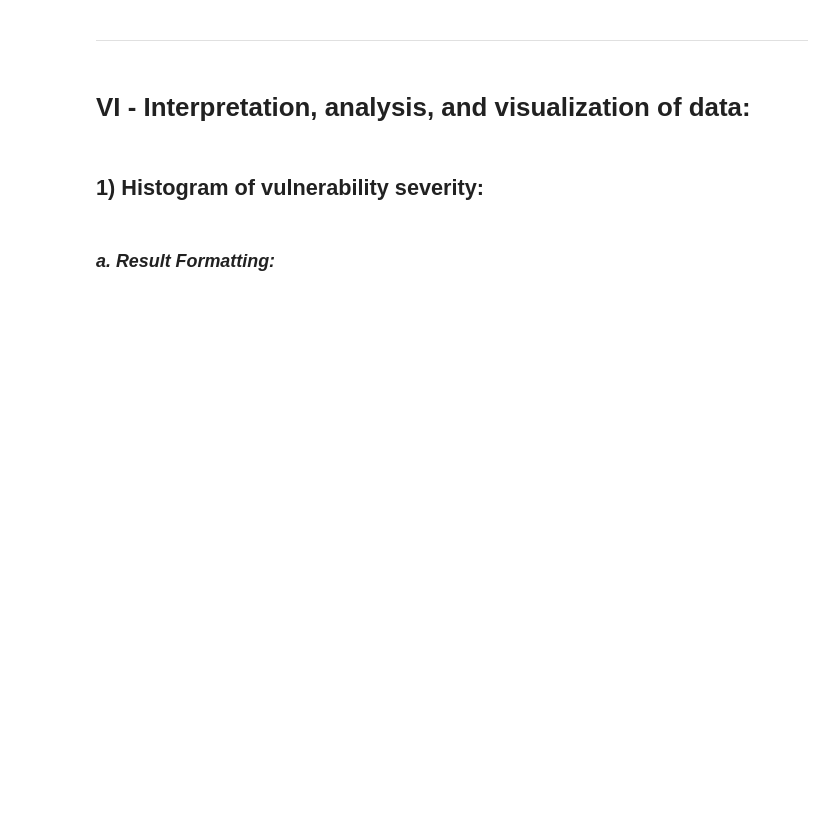
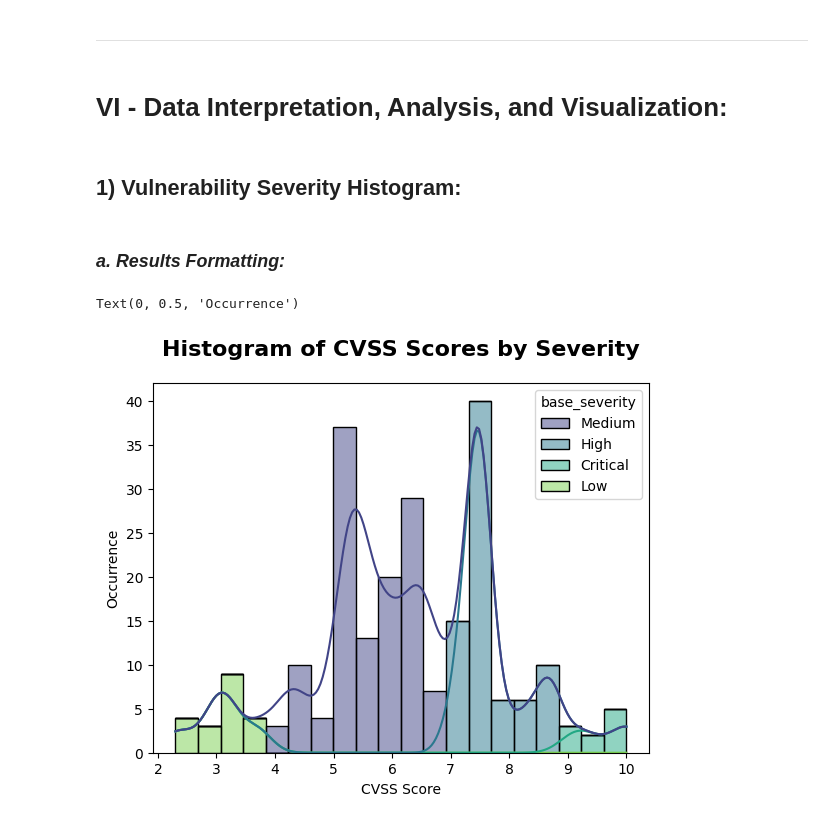
Before and after one commit to Azelout/AlertANSSI, a Jupyter notebook: notebooks/data_analysis_en.ipynb, the cells around one changed output. Cells and saved outputs as stored; diff of their text form; code cells hidden in the pictures; blank space fills up the shorter version.

```diff
--- a/notebooks/data_analysis_en.ipynb
+++ b/notebooks/data_analysis_en.ipynb
@@ -360,16 +467,23 @@ DB
 # %% [markdown]
 ---
 # %% [markdown]
-# **VI - Interpretation, analysis, and visualization of data:**
+# **VI - Data Interpretation, Analysis, and Visualization:**
 # %%
 import matplotlib.pyplot as plt
 import seaborn as sns
 # %% [markdown]
-## 1) Histogram of vulnerability severity:
+## 1) Vulnerability Severity Histogram:
 # %% [markdown]
-### *a. Result Formatting:*
+### *a. Results Formatting:*
 # %%
-# Code for plots remains same but comments would be translated
-plt.title("Vulnerability Severity Distribution", fontsize=16, pad=20, fontweight='bold')
-plt.xlabel("")
+sns.histplot(data=DB, x="cvss_score", hue = "base_severity",
+             palette="viridis", # Color palette
+             kde=True, # Kernel Density Estimate: Represents data trends
+             bins=20, # Number of vertical bars
+             multiple="stack")
+plt.title("Histogram of CVSS Scores by Severity", fontsize=16, pad=20, fontweight='bold')
+plt.xlabel("CVSS Score")
 plt.ylabel("Occurrence")
+# %% [output]
+Text(0, 0.5, 'Occurrence')
+[figure, added]
```
Also changed, not shown: parts of 38 cells of this notebook, 1 other file.
